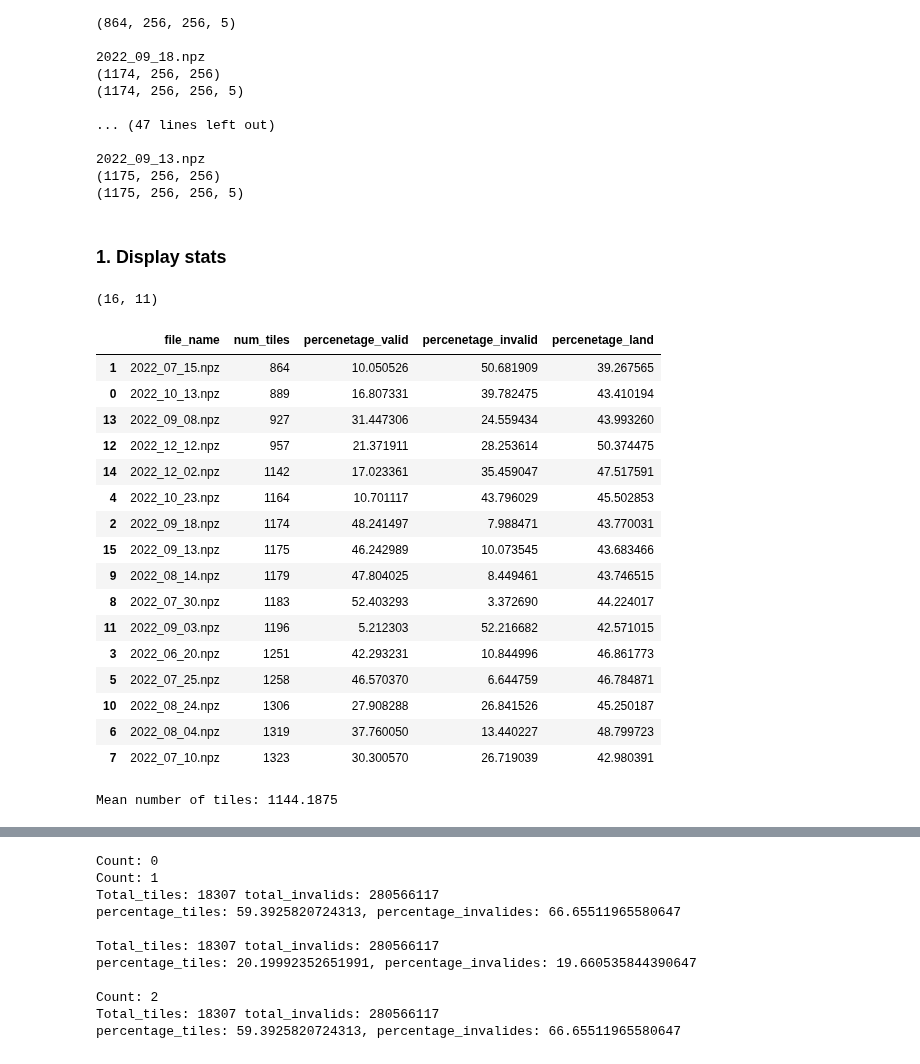
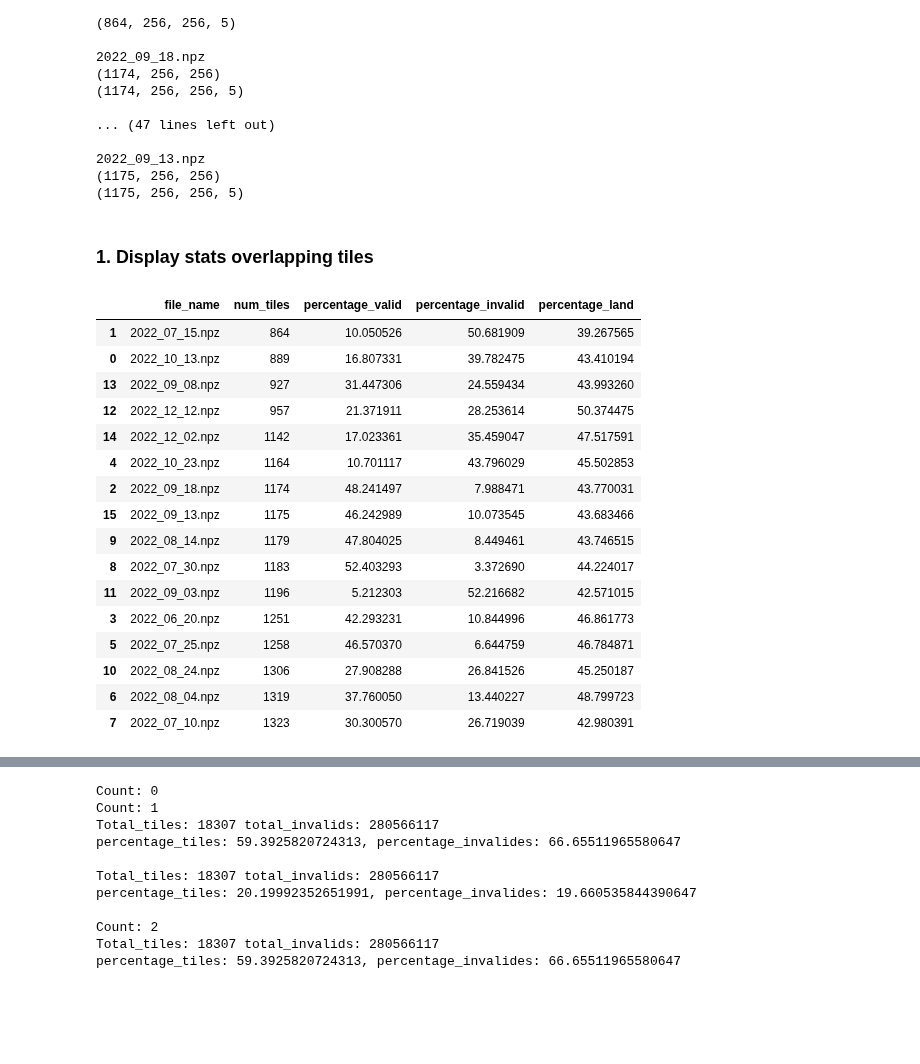
Before and after one commit to emely3h/Geospatial_ML, a Jupyter notebook: data_exploration/data_exploration.ipynb, the cells around one changed output, grey strips where cells are left out. Drawn from its saved outputs; the diff is of its cells as text; code cells hidden in the pictures; blank space fills up the shorter version.

```diff
--- a/data_exploration/data_exploration.ipynb
+++ b/data_exploration/data_exploration.ipynb
@@ -95,7 +94,7 @@ def data_exploration(x_input, y_mask, file_name):
       'num_land_pix': num_land_pix,
       'num_valid_pix': num_valid_pix,
       'num_invalid_pix': num_invalid_pix,
-      'percenetage_land': percenetage_land,
-      'percenetage_valid': percenetage_valid,
-      'percenetage_invalid': percenetage_invalid
+      'percentage_land': percenetage_land,
+      'percentage_valid': percenetage_valid,
+      'percentage_invalid': percenetage_invalid
   }
@@ -139,17 +188,13 @@ for file_name in os.listdir(data_directory):
 # %% [markdown]
-### 1. Display stats
+### 1. Display stats overlapping tiles
-# %%
-df = pd.DataFrame(all_stats)
-df.shape
-# %% [output]
-(16, 11)
 # %%
 # sort by num tiles
-df_num_tiles = df[['file_name', 'num_tiles', 'percenetage_valid', 'percenetage_invalid', 'percenetage_land']]
+df = pd.DataFrame(all_stats)
+df_num_tiles = df[['file_name', 'num_tiles', 'percentage_valid', 'percentage_invalid', 'percentage_land']]
 df_num_tiles_sorted = df_num_tiles.sort_values(by='num_tiles')
 df_num_tiles_sorted
 # %% [output]
-|  | file_name | num_tiles | percenetage_valid | percenetage_invalid | percenetage_land |
+|  | file_name | num_tiles | percentage_valid | percentage_invalid | percentage_land |
 | 1 | 2022_07_15.npz | 864 | 10.050526 | 50.681909 | 39.267565 |
 | 0 | 2022_10_13.npz | 889 | 16.807331 | 39.782475 | 43.410194 |
 | 13 | 2022_09_08.npz | 927 | 31.447306 | 24.559434 | 43.993260 |
@@ -166,10 +211,5 @@ df_num_tiles_sorted
 | 10 | 2022_08_24.npz | 1306 | 27.908288 | 26.841526 | 45.250187 |
 | 6 | 2022_08_04.npz | 1319 | 37.760050 | 13.440227 | 48.799723 |
 | 7 | 2022_07_10.npz | 1323 | 30.300570 | 26.719039 | 42.980391 |
-# %%
-mean_tiles = df['num_tiles'].mean()
-print(f'Mean number of tiles: {mean_tiles}')
-# %% [output]
-Mean number of tiles: 1144.1875
 # %%
 # sort by ratio invalid valid
```
Also changed, not shown: parts of 15 cells of this notebook.
